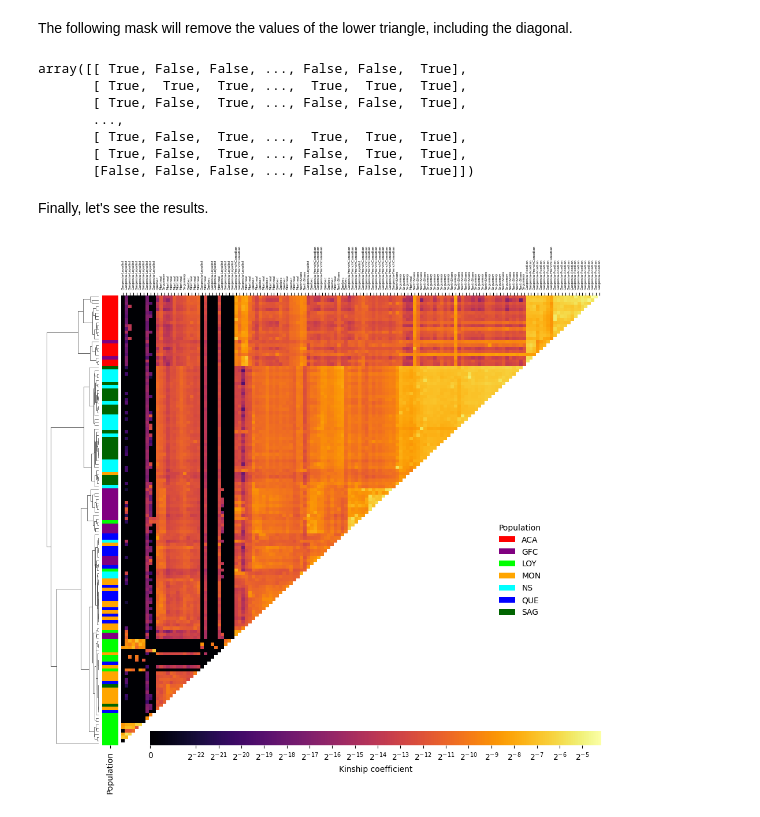
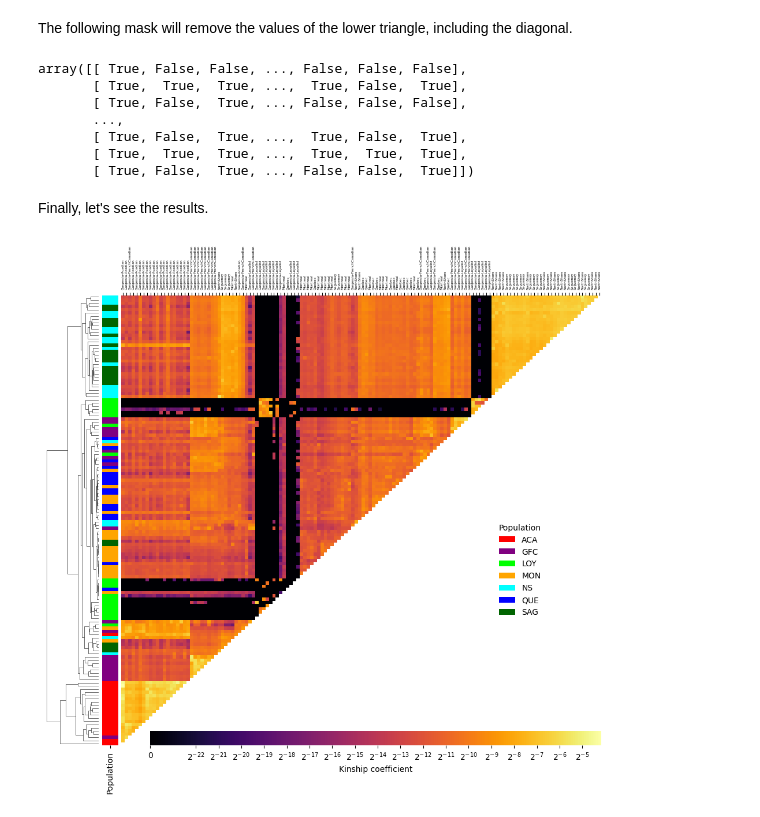
Before and after one commit to Genopop/geneakit, a Jupyter notebook: examples/kinship_heatmap.ipynb, the cells around one changed output. Saved outputs shown, nothing was run; the diff lists cells and outputs as text; code cells hidden in the pictures.

Commit message:
Mask the diagonal for Euclidean distance

```diff
--- a/examples/kinship_heatmap.ipynb
+++ b/examples/kinship_heatmap.ipynb
@@ -81,6 +81,0 @@ Now let's compute the pairwise kinship coefficients. On a recent computer, it sh
-# %%
-phi = gen.phi(genea140)
-for i in range(phi.shape[0]):
-    phi.iloc[i, i] *= 2
-    phi.iloc[i, i] -= 1
-phi.iloc[:5, :5]
@@ -179,9 +171,25 @@ colors
+# %%
+def masked_euclidean_distance(similarity_matrix):
+    mask = np.ones_like(similarity_matrix)
+    np.fill_diagonal(mask, 0)
+    masked_similarity = similarity_matrix * mask
+
+    # Calculate pairwise distances using the masked similarity matrix
+    distances = np.zeros_like(similarity_matrix)
+    for i in range(len(similarity_matrix)):
+        for j in range(i+1, len(similarity_matrix)):
+            distances[i, j] = np.linalg.norm(masked_similarity[i] - masked_similarity[j])
+            distances[j, i] = distances[i, j]
+
+    return distances
+# %%
+dist = masked_euclidean_distance(phi.to_numpy())
 # %% [markdown]
 The following mask will remove the values of the lower triangle, including the diagonal.
 # %%
 n = phi.shape[0]
 mask = np.zeros((n, n), dtype=bool)
-Z = hierarchy.linkage(phi, method='ward', optimal_ordering=True)
+Z = hierarchy.linkage(squareform(dist), method='complete', optimal_ordering=True)
 ordering = hierarchy.leaves_list(Z)
 for i in range(n):
     for j in range(n):
@@ -189,19 +197,18 @@ for i in range(n):
             mask[ordering[i], ordering[j]] = True
 mask
 # %% [output]
-array([[ True, False, False, ..., False, False,  True],
+array([[ True, False, False, ..., False, False, False],
+       [ True,  True,  True, ...,  True, False,  True],
+       [ True, False,  True, ..., False, False, False],
+       ...,
+       [ True, False,  True, ...,  True, False,  True],
        [ True,  True,  True, ...,  True,  True,  True],
-       [ True, False,  True, ..., False, False,  True],
-       ...,
-       [ True, False,  True, ...,  True,  True,  True],
-       [ True, False,  True, ..., False,  True,  True],
-       [False, False, False, ..., False, False,  True]])
+       [ True, False,  True, ..., False, False,  True]])
 # %% [markdown]
 Finally, let's see the results.
 # %%
 cm = sns.clustermap(phi,
                     mask=mask,
-                    method='ward',
                     cmap='inferno',
                     row_colors=colors,
                     xticklabels=pops,
@@ -217,31 +224,31 @@ cm = sns.clustermap(phi,
 # Invert the x-axis
 cm.ax_heatmap.invert_xaxis()
 
 # Colorbar
 cm.ax_cbar.yaxis.set_ticks_position('left')
 cm.ax_cbar.yaxis.set_label_position('left')
 x0, y0, w0, h0 = cm.cbar_pos
 x1, y1, w1, h1 = cm.ax_heatmap.get_position().bounds
 cm.ax_cbar.set_position([x1 + w0, y1, w1 - w0, w0 / 2])
 
 # Add a label to the row colors
 cm.ax_row_colors.set_xticks([0.5])
 cm.ax_row_colors.set_xticklabels(['Population'], rotation=90)
 
 # Move the xticklabels to the top
 cm.ax_heatmap.xaxis.set_ticks_position('top')
 cm.ax_heatmap.xaxis.set_label_position('top')
 cm.ax_heatmap.xaxis.set_tick_params(rotation=90, labelsize=720*w1/phi.shape[0])
 
 # Create a list of legend elements
 legend_elements = [Patch(facecolor=color, label=pop) for pop, color in pop_to_color.items()]
 
 # Add the legend to the plot
 cm.ax_heatmap.legend(handles=legend_elements,
                      title='Population',
                      bbox_to_anchor=(w1, h1 / 2),
                      loc='center',
                      frameon=False)
 plt.show()
 # %% [output]
-[figure, old version]
+[figure, new version]
```
Also changed, not shown: parts of 7 cells of this notebook.
